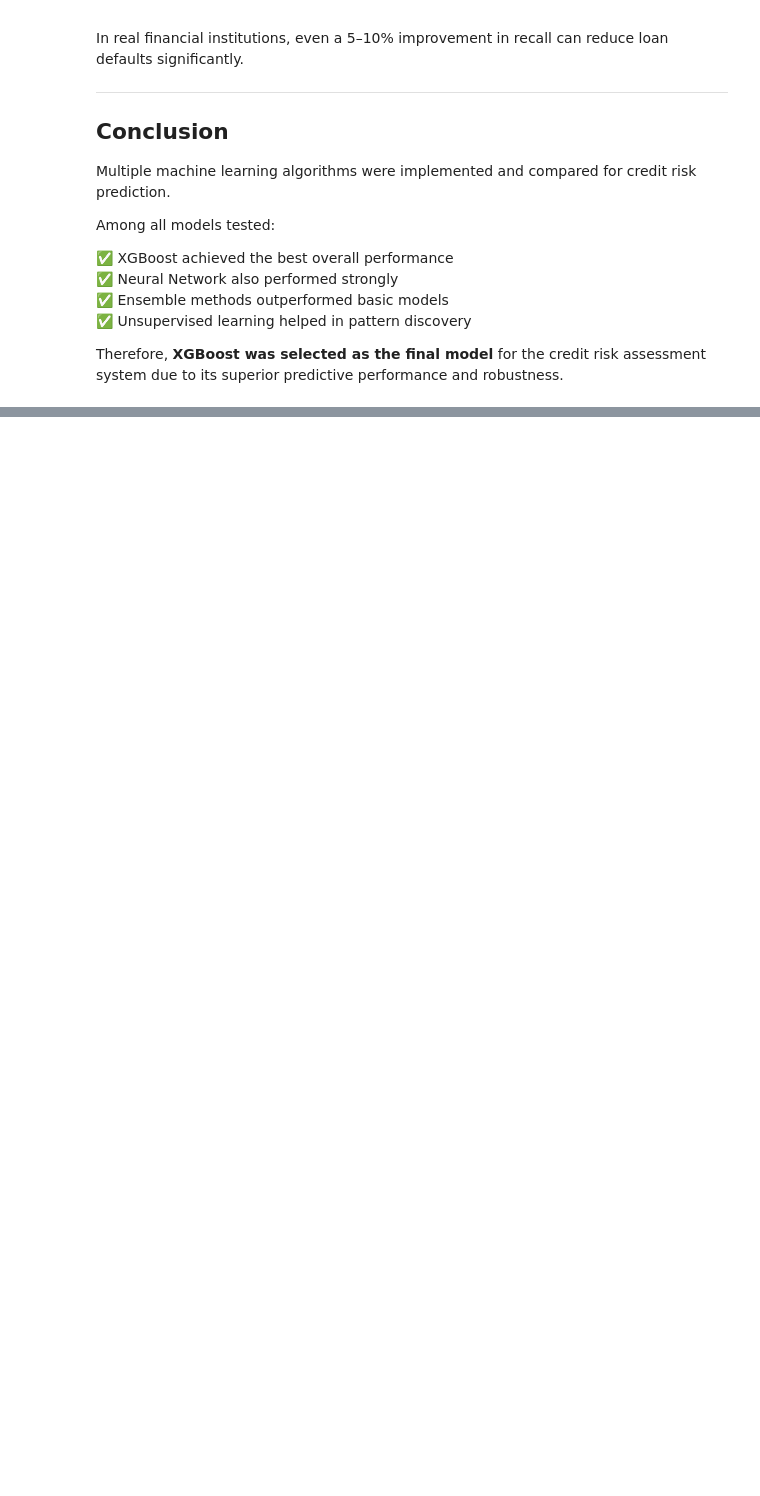
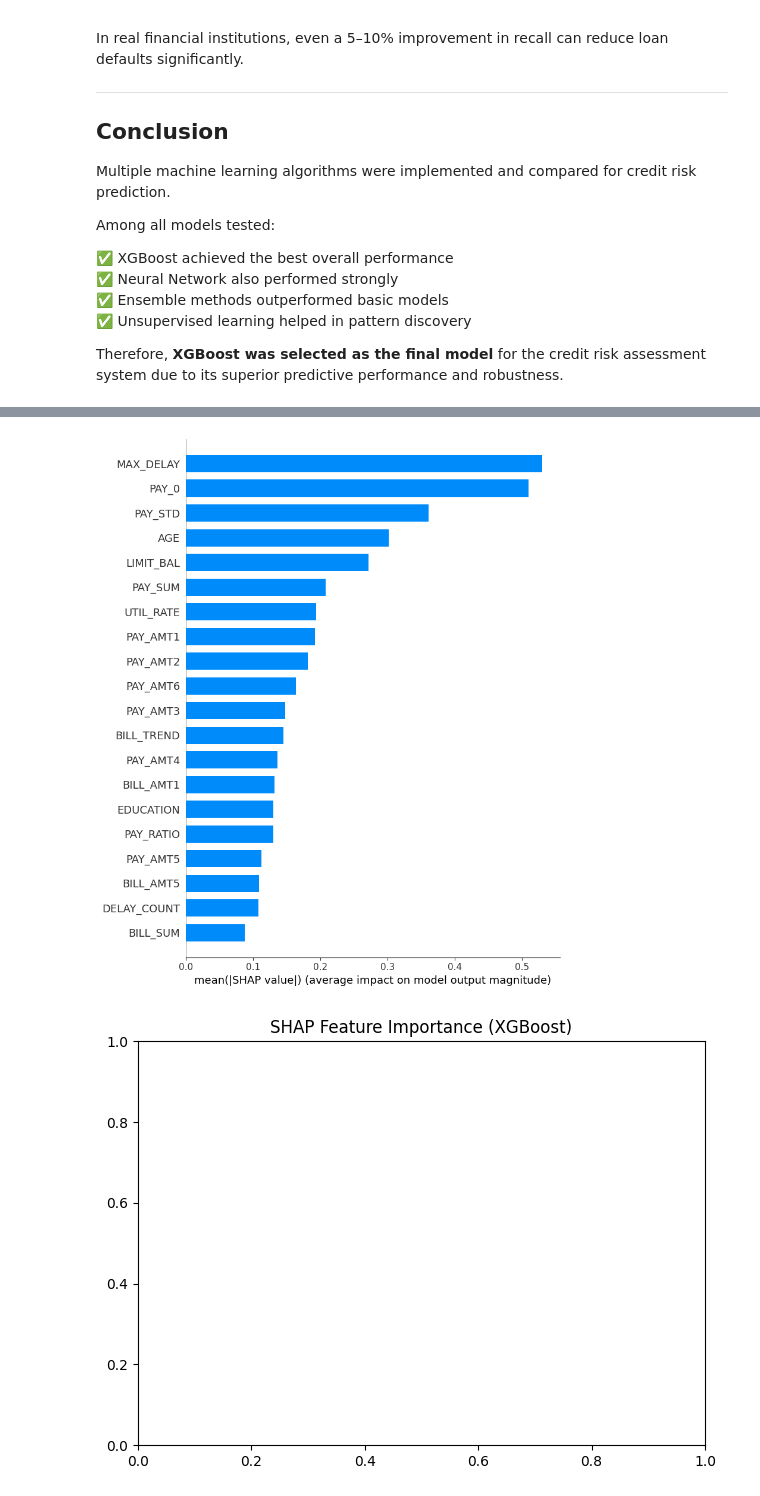
Before and after one commit to MokshBuddhadev/credit-risk-assessment, a Jupyter notebook: 02_modeling.ipynb, the cells around one changed output, grey strips where cells are left out. Saved outputs shown, nothing was run; the diff lists cells and outputs as text; code cells hidden in the pictures; blank space fills up the shorter version.

```diff
--- a/02_modeling.ipynb
+++ b/02_modeling.ipynb
@@ -403,0 +524,33 @@ Therefore, **XGBoost was selected as the final model** for the credit risk asses
+# %%
+# Optuna hyperparameter search for XGBoost
+def xgb_objective(trial):
+    params = {
+        'n_estimators': trial.suggest_int('n_estimators', 200, 800),
+        'max_depth': trial.suggest_int('max_depth', 3, 8),
+        'learning_rate': trial.suggest_float('learning_rate', 0.01, 0.3, log=True),
+        'subsample': trial.suggest_float('subsample', 0.6, 1.0),
+        'colsample_bytree': trial.suggest_float('colsample_bytree', 0.6, 1.0),
+        'min_child_weight': trial.suggest_int('min_child_weight', 1, 10),
+        'gamma': trial.suggest_float('gamma', 0, 1),
+        'reg_alpha': trial.suggest_float('reg_alpha', 0, 1),
+        'reg_lambda': trial.suggest_float('reg_lambda', 0, 2),
+        'scale_pos_weight': 1,  # Using SMOTE instead
+        'use_label_encoder': False,
+        'eval_metric': 'auc',
+        'random_state': 42
+    }
+    model = XGBClassifier(**params)
+    score = cross_val_score(model, X_train_res, y_train_res,
+                            cv=5, scoring='roc_auc', n_jobs=-1).mean()
+    return score
+
+study_xgb = optuna.create_study(direction='maximize')
+study_xgb.optimize(xgb_objective, n_trials=50, show_progress_bar=True)
+
+best_xgb = XGBClassifier(**study_xgb.best_params,
+                          use_label_encoder=False, eval_metric='auc',
+                          random_state=42)
+best_xgb.fit(X_train_res, y_train_res)
+xgb_pred = best_xgb.predict(X_test_sc)
+xgb_prob = best_xgb.predict_proba(X_test_sc)[:, 1]
+xgb_results = evaluate_model("Tuned XGBoost", y_test, xgb_pred, xgb_prob)
@@ -403,0 +799,14 @@ Therefore, **XGBoost was selected as the final model** for the credit risk asses
+# %%
+# SHAP makes your feature importance far more rigorous than the paper's approach
+explainer = shap.TreeExplainer(best_xgb)
+shap_values = explainer.shap_values(X_test_sc[:500])
+
+shap.summary_plot(shap_values, X_test_sc[:500],
+                  feature_names=X.columns.tolist(), plot_type="bar",
+                  max_display=20)
+plt.title("SHAP Feature Importance (XGBoost)")
+plt.tight_layout()
+plt.show()
+# %% [output]
+[figure, added]
+[figure, added]
```
Also changed, not shown: parts of 10 cells of this notebook.
